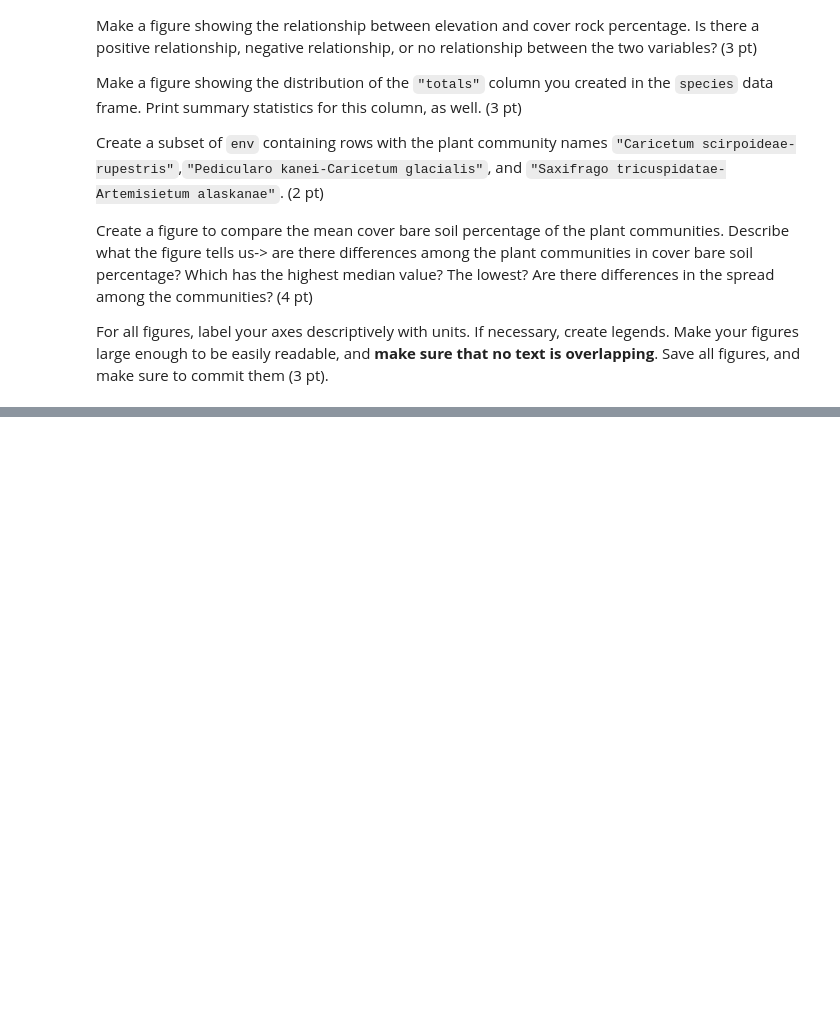
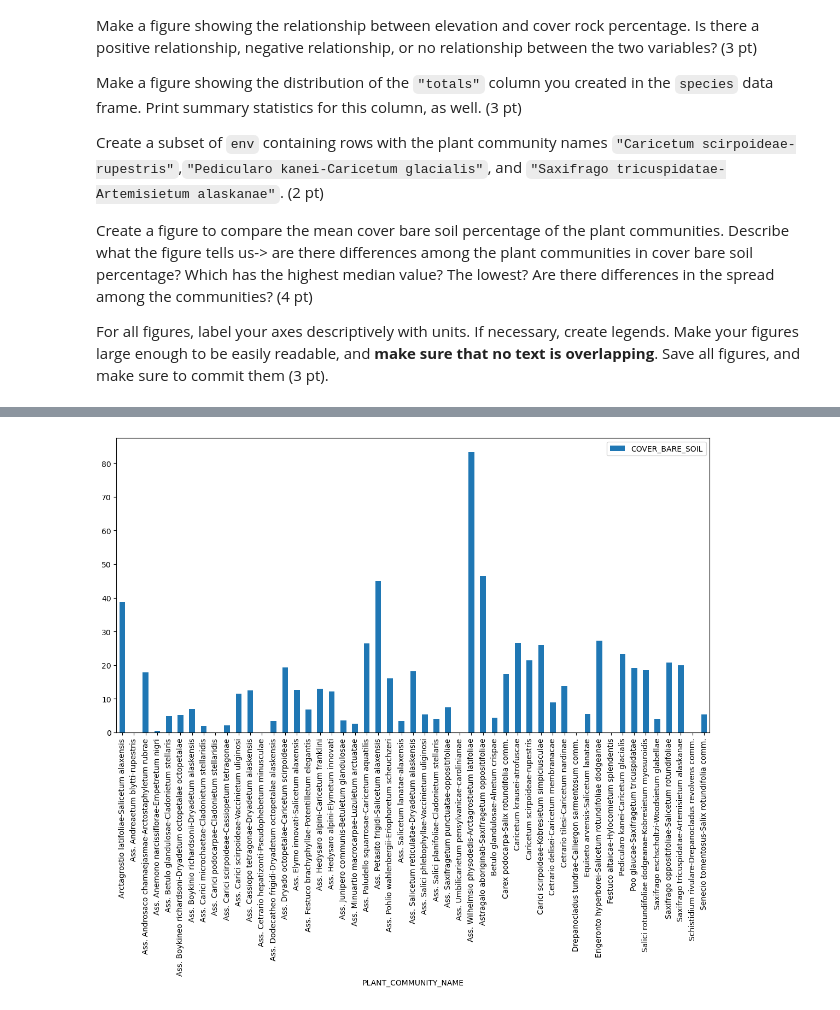
Before and after one commit to ENVS110a-SP23/assignment-4, a Jupyter notebook: answers.ipynb, the cells around one changed output, grey strips where cells are left out. Saved outputs shown, nothing was run; the diff lists cells and outputs as text; code cells hidden in the pictures; blank space fills up the shorter version.

```diff
--- a/answers.ipynb
+++ b/answers.ipynb
@@ -158,0 +243,4 @@ For all figures, label your axes descriptively with units. If necessary, create
+# %%
+env.groupby('PLANT_COMMUNITY_NAME').agg({'COVER_BARE_SOIL':'mean'}).plot(kind='bar');
+# %% [output]
+[figure, added]
```
Also changed, not shown: parts of 12 cells of this notebook.
